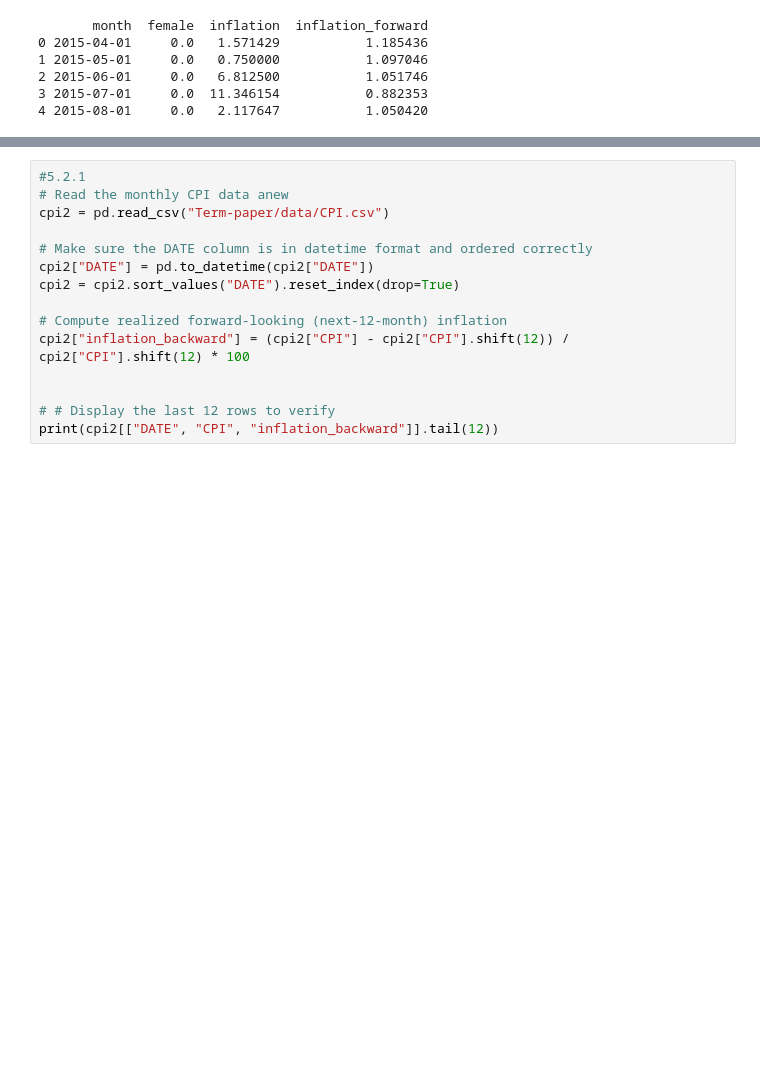
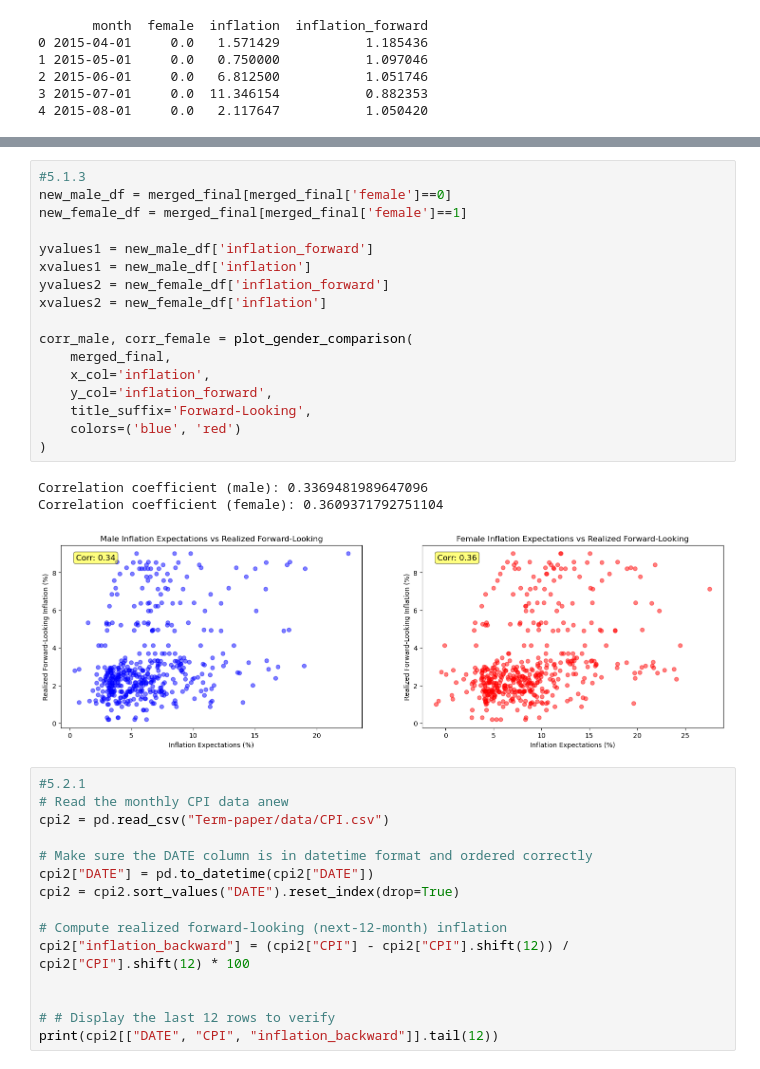
Before and after one commit to MarcDiechler/Tech2-Term-Paper, a Jupyter notebook: WR_2 copy.ipynb, the cells around one changed output, grey strips where cells are left out. Saved outputs shown, nothing was run; the diff lists cells and outputs as text; blank space fills up the shorter version.

```diff
--- a/WR_2 copy.ipynb
+++ b/WR_2 copy.ipynb
@@ -611,3 +618,24 @@ Text(0.05, 0.95, 'Corr: 0.36')
+# %%
+#5.1.3
+new_male_df = merged_final[merged_final['female']==0]
+new_female_df = merged_final[merged_final['female']==1]
+
+yvalues1 = new_male_df['inflation_forward']
+xvalues1 = new_male_df['inflation']
+yvalues2 = new_female_df['inflation_forward']
+xvalues2 = new_female_df['inflation']
+
+corr_male, corr_female = plot_gender_comparison(
+    merged_final,
+    x_col='inflation',
+    y_col='inflation_forward',
+    title_suffix='Forward-Looking',
+    colors=('blue', 'red')
+)
+# %% [output]
+Correlation coefficient (male): 0.3369481989647096
+Correlation coefficient (female): 0.3609371792751104
+[figure, added]
 # %%
 #5.2.1
 # Read the monthly CPI data anew
```
Also changed, not shown: parts of 7 cells of this notebook.
